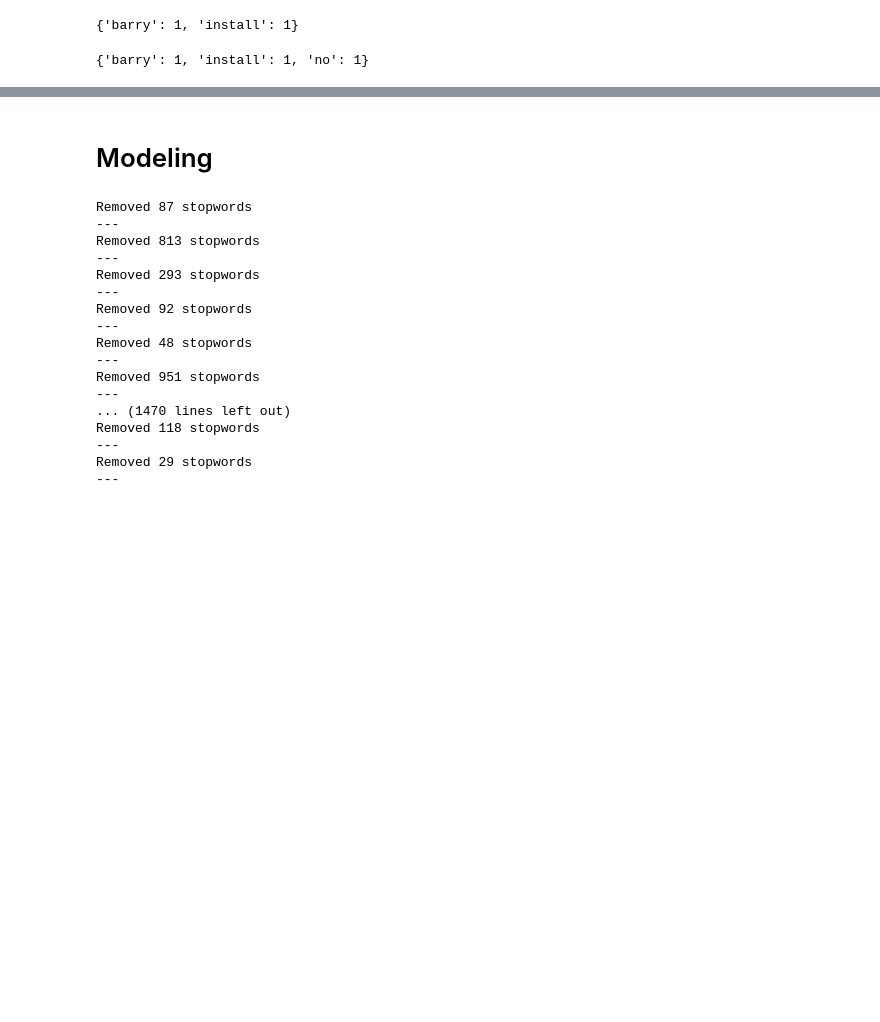
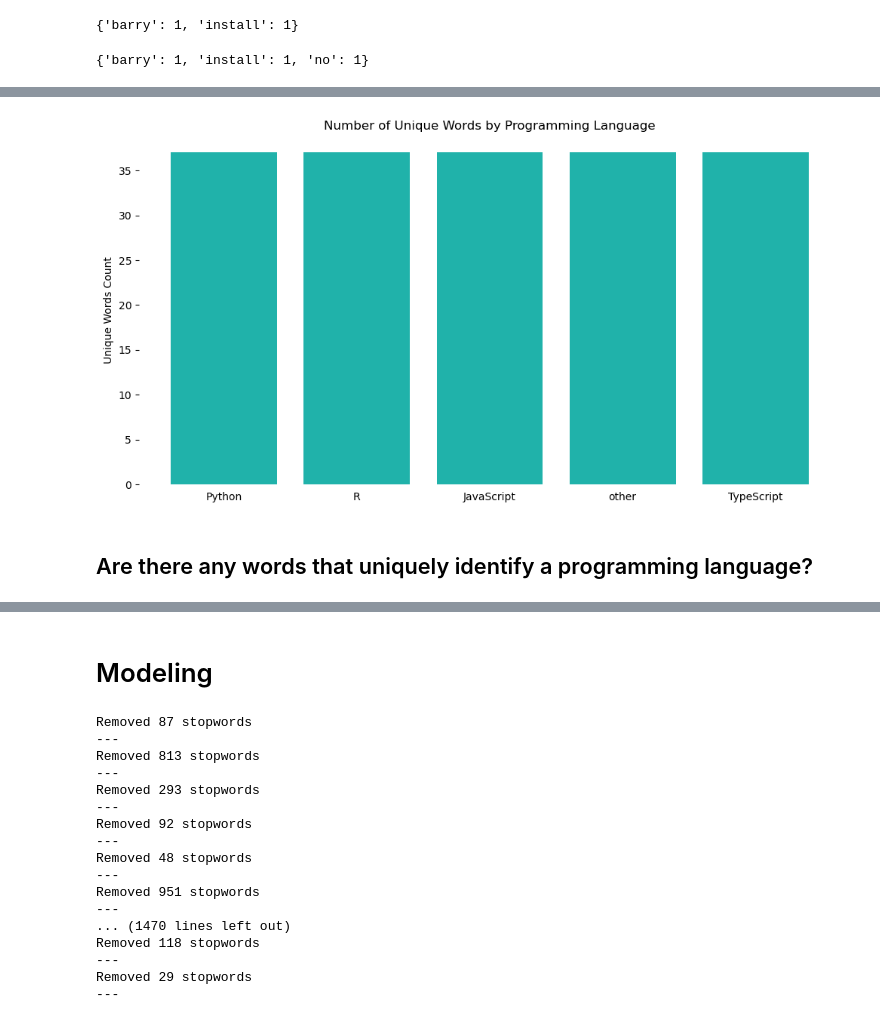
Before and after one commit to NLP-Team-Project/NLP-Project, a Jupyter notebook: Marcelino/prepare&model_scratch.ipynb, the cells around one changed output, grey strips where cells are left out. Cells and saved outputs as stored; diff of their text form; code cells hidden in the pictures; blank space fills up the shorter version.

```diff
--- a/Marcelino/prepare&model_scratch.ipynb
+++ b/Marcelino/prepare&model_scratch.ipynb
@@ -1046,0 +970,14 @@ plt.show()
+# %%
+plt.figure(figsize=(12, 6))
+plt.bar(df['language'], df['unique_words_count'], color = 'lightseagreen')
+plt.xlabel('')
+sns.despine(bottom = True, left = True)
+plt.tick_params(axis='x', which='both', bottom=False, top=False)
+plt.ylabel('Unique Words Count')
+plt.title('Number of Unique Words by Programming Language')
+
+plt.show()
+# %% [output]
+[figure, added]
+# %% [markdown]
+## Are there any words that uniquely identify a programming language?
```
Also changed, not shown: parts of 66 cells of this notebook, 1 other file.
